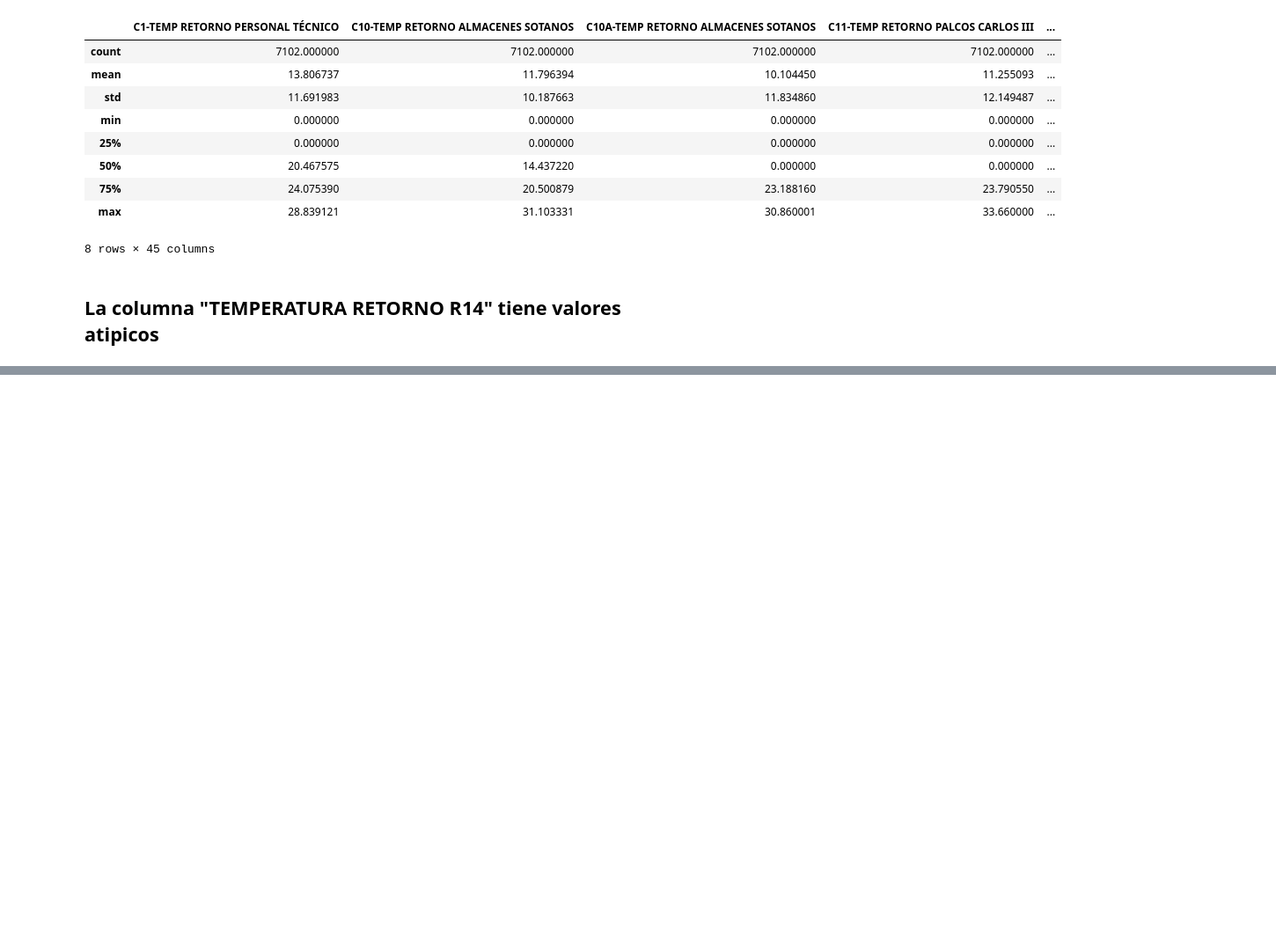
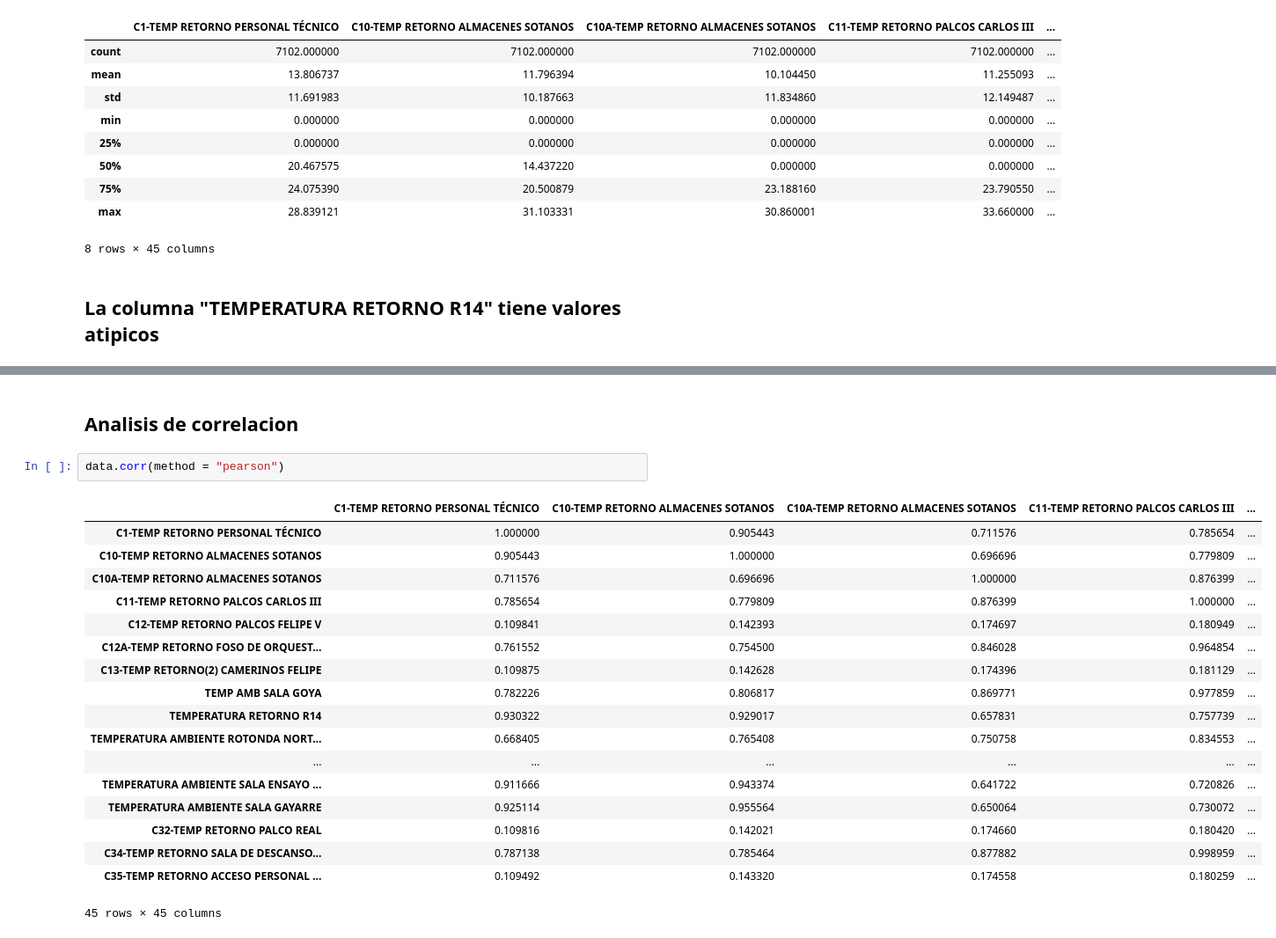
Before and after one commit to douglasag17/ML-SmartBuildings, a Jupyter notebook: PreparacionDeLosDatos/tem.ipynb, the cells around one changed output, grey strips where cells are left out. Shown at 88% size. Drawn from its saved outputs; the diff is of its cells as text; blank space fills up the shorter version.

Commit message:
analisis de correlacion

```diff
--- a/PreparacionDeLosDatos/tem.ipynb
+++ b/PreparacionDeLosDatos/tem.ipynb
@@ -105,0 +142,23 @@ To register the converters:
+# %% [markdown]
+## Analisis de correlacion
+# %%
+data.corr(method = "pearson")
+# %% [output]
+|  | C1-TEMP RETORNO PERSONAL TÉCNICO | C10-TEMP RETORNO ALMACENES SOTANOS | C10A-TEMP RETORNO ALMACENES SOTANOS | C11-TEMP RETORNO PALCOS CARLOS III | ... |
+| C1-TEMP RETORNO PERSONAL TÉCNICO | 1.000000 | 0.905443 | 0.711576 | 0.785654 | ... |
+| C10-TEMP RETORNO ALMACENES SOTANOS | 0.905443 | 1.000000 | 0.696696 | 0.779809 | ... |
+| C10A-TEMP RETORNO ALMACENES SOTANOS | 0.711576 | 0.696696 | 1.000000 | 0.876399 | ... |
+| C11-TEMP RETORNO PALCOS CARLOS III | 0.785654 | 0.779809 | 0.876399 | 1.000000 | ... |
+| C12-TEMP RETORNO PALCOS FELIPE V | 0.109841 | 0.142393 | 0.174697 | 0.180949 | ... |
+| C12A-TEMP RETORNO FOSO DE ORQUEST... | 0.761552 | 0.754500 | 0.846028 | 0.964854 | ... |
+| C13-TEMP RETORNO(2) CAMERINOS FELIPE | 0.109875 | 0.142628 | 0.174396 | 0.181129 | ... |
+| TEMP AMB SALA GOYA | 0.782226 | 0.806817 | 0.869771 | 0.977859 | ... |
+| TEMPERATURA RETORNO R14 | 0.930322 | 0.929017 | 0.657831 | 0.757739 | ... |
+| TEMPERATURA AMBIENTE ROTONDA NORT... | 0.668405 | 0.765408 | 0.750758 | 0.834553 | ... |
+| ... | ... | ... | ... | ... | ... |
+| TEMPERATURA AMBIENTE SALA ENSAYO ... | 0.911666 | 0.943374 | 0.641722 | 0.720826 | ... |
+| TEMPERATURA AMBIENTE SALA GAYARRE | 0.925114 | 0.955564 | 0.650064 | 0.730072 | ... |
+| C32-TEMP RETORNO PALCO REAL | 0.109816 | 0.142021 | 0.174660 | 0.180420 | ... |
+| C34-TEMP RETORNO SALA DE DESCANSO... | 0.787138 | 0.785464 | 0.877882 | 0.998959 | ... |
+| C35-TEMP RETORNO ACCESO PERSONAL ... | 0.109492 | 0.143320 | 0.174558 | 0.180259 | ... |
+45 rows × 45 columns
```
Also changed, not shown: parts of 7 cells of this notebook, 1 other file.
